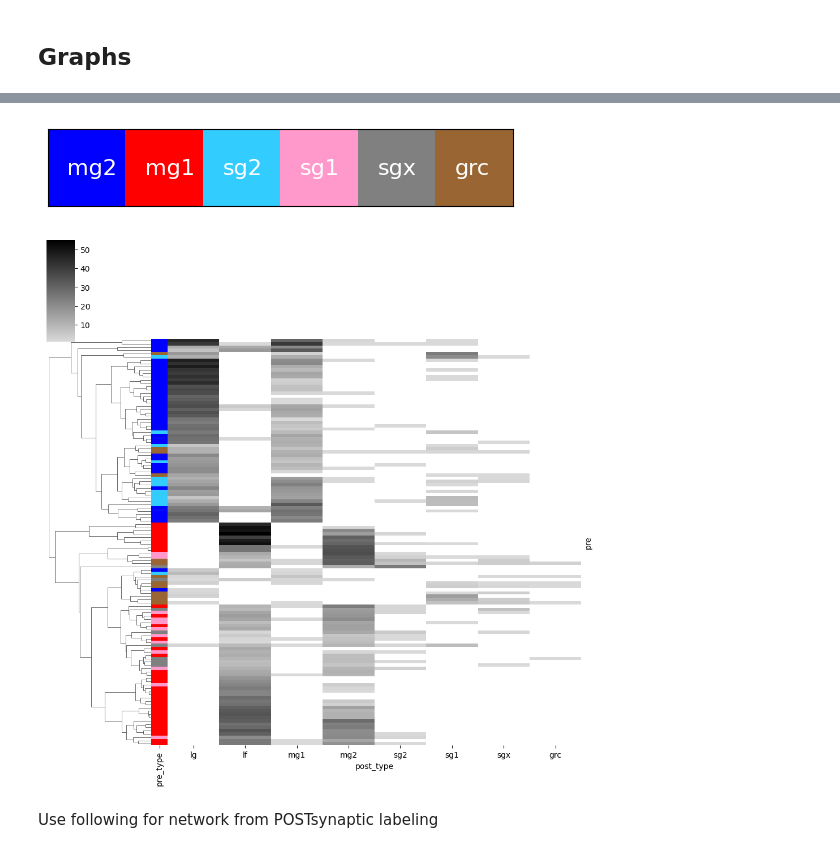
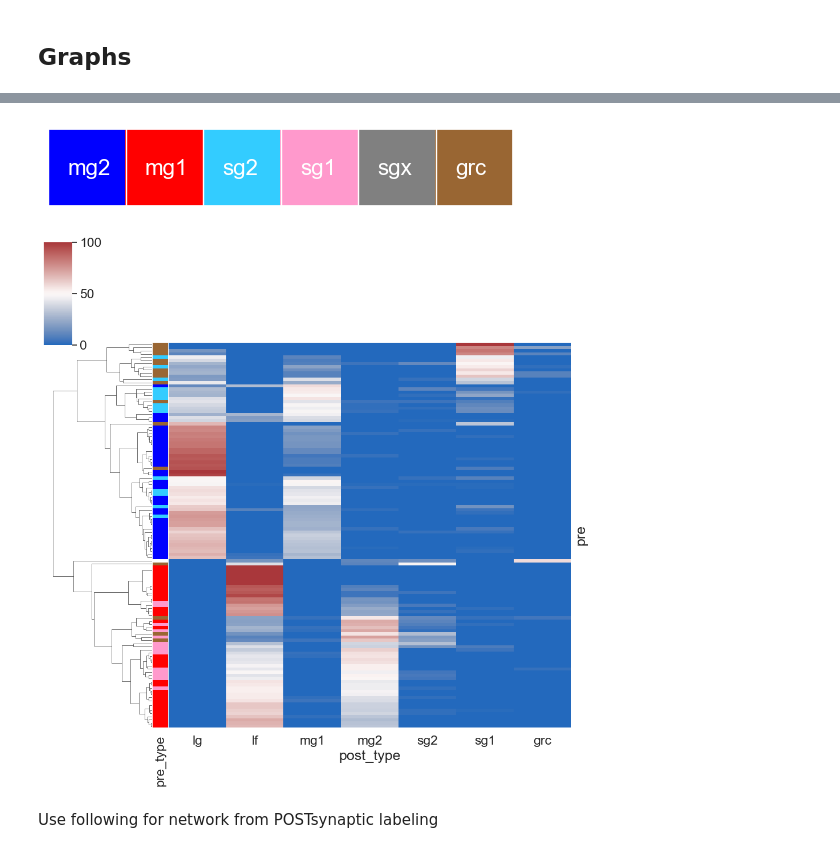
Before and after one commit to neurologic/eCREST, a Jupyter notebook: Network-Analysis.ipynb, the cells around one changed output, grey strips where cells are left out. Drawn from its saved outputs; the diff is of its cells as text; code cells hidden in the pictures.

```diff
--- a/Network-Analysis.ipynb
+++ b/Network-Analysis.ipynb
@@ -198,0 +244,21 @@ df_syn_post = pd.read_csv(savepath / 'df_postsyn.csv')
+# %%
+df_syn = df_syn_post
+syn = 'post-synaptic'
+c_type_check = ['sg1']
+
+df_result = pd.DataFrame(columns = ['id','type','done','todo','ratio'])
+for c in df_syn['pre'].unique():
+
+    if cell_type[str(c)] in c_type_check:
+        c_df = df_syn[df_syn['pre'].isin([c])]
+        cell = ecrest(settings_dict,filepath = nodefiles[str(c)],launch_viewer=False)
+
+        cell_dict = {
+            'id': cell.cell_data['metadata']['main_seg']['base'],
+            'type': cell.get_ctype("manual"),
+            'done': len(c_df),
+            'todo': len(cell.cell_data['end_points'][syn]) - len(c_df),
+            'ratio': len(c_df) / (len(cell.cell_data['end_points'][syn]))
+            }
+
+    df_result = pd.concat([df_result,pd.DataFrame([cell_dict])])
@@ -199,7 +434,7 @@ df_syn_post = pd.read_csv(savepath / 'df_postsyn.csv')
 # %% [markdown]
 ### Edges dataframe
 # %%
-df_edges=df_syn_pre[['pre','post']].value_counts().reset_index(name='weight')
+df_edges=df_syn_post[['pre','post']].value_counts().reset_index(name='weight')
 # %%
 for i,r in df_edges.iterrows():
     df_edges.loc[i,'pre_type']=cell_type[str(df_edges.loc[i,'pre'])]
@@ -653,5 +866,5 @@ df_map[df_edges['post_type'].unique()].div(df_map[df_edges['post_type'].unique()
 # %%
-types_ = df_edges['pre_type'].unique()
+types_ = ['mg1','mg2','lg','lf','sg1','sg2','sgx','grc','aff']# df_edges['pre_type'].unique()
 df_map = pd.DataFrame()
 for t in types_:
     df_grouped = df_edges[df_edges['pre_type']==t].groupby(
@@ -672,45 +885,45 @@ df_map = df_map.set_index('pre')
 
 labels = df_map['pre_type'].unique()
 color_pal = sns.color_palette("deep", len(labels))
 # color_dict = dict(zip(labels, color_pal))
 # sns.palplot(sns.color_palette("deep", len(labels)))
 
 color_dict = {
     'mg2': '#0000ff',
     'mg1': '#ff0000',
     'sg2': '#33ccff',
     'sg1': '#ff99cc',
     'sgx': '#808080',
     'grc': '#996633'
 }
 sns.palplot(color_dict.values())
 ax = plt.gca()
 ax.tick_params(left=False, bottom=False)
 
 for i,v in enumerate(color_dict):
     ax.text(i-0.25, 0.1, v,fontsize=16,color='white')
 
-# data_df = df_map[df_edges['post_type'].unique()].div(df_map[df_edges['post_type'].unique()].sum(axis=1),axis=0).mul(100).round(0)
+data_df = df_map[df_edges['post_type'].unique()].div(df_map[df_edges['post_type'].unique()].sum(axis=1),axis=0).mul(100).round(0)
+sns.clustermap(data = data_df,
+               method='average',
+               col_cluster=False, cmap="vlag", center=50,yticklabels=False,
+               row_colors = df_map['pre_type'].map(color_dict));
+
+# data_df = df_map[df_edges['post_type'].unique()]
+# cmap = sns.color_palette("blend:#d9d9d9,#000000", as_cmap=True)
+# cmap.set_under('white')
 # sns.clustermap(data = data_df,
 #                method='average',
-#                col_cluster=False, cmap="vlag", center=50,yticklabels=False,
+#                col_cluster=False, cmap=cmap, vmin=1, yticklabels=False,
 #                row_colors = df_map['pre_type'].map(color_dict));
-
-data_df = df_map[df_edges['post_type'].unique()]
-cmap = sns.color_palette("blend:#d9d9d9,#000000", as_cmap=True)
-cmap.set_under('white')
-sns.clustermap(data = data_df,
-               method='average',
-               col_cluster=False, cmap=cmap, vmin=1, yticklabels=False,
-               row_colors = df_map['pre_type'].map(color_dict));
 
 
 # The methods are single, complete, average, weighted, ward, median, centroid
 # from https://docs.scipy.org/doc/scipy/reference/generated/scipy.cluster.hierarchy.linkage.html#scipy.cluster.hierarchy.linkage
 # default for seaborn is "average"
 # %% [output]
-[figure, old version]
+[figure, new version]
-[figure, old version]
+[figure, new version]
 # %% [markdown]
 Use following for network from POSTsynaptic labeling
 # %%
```
Also changed, not shown: parts of 82 cells of this notebook, 2 other files.
